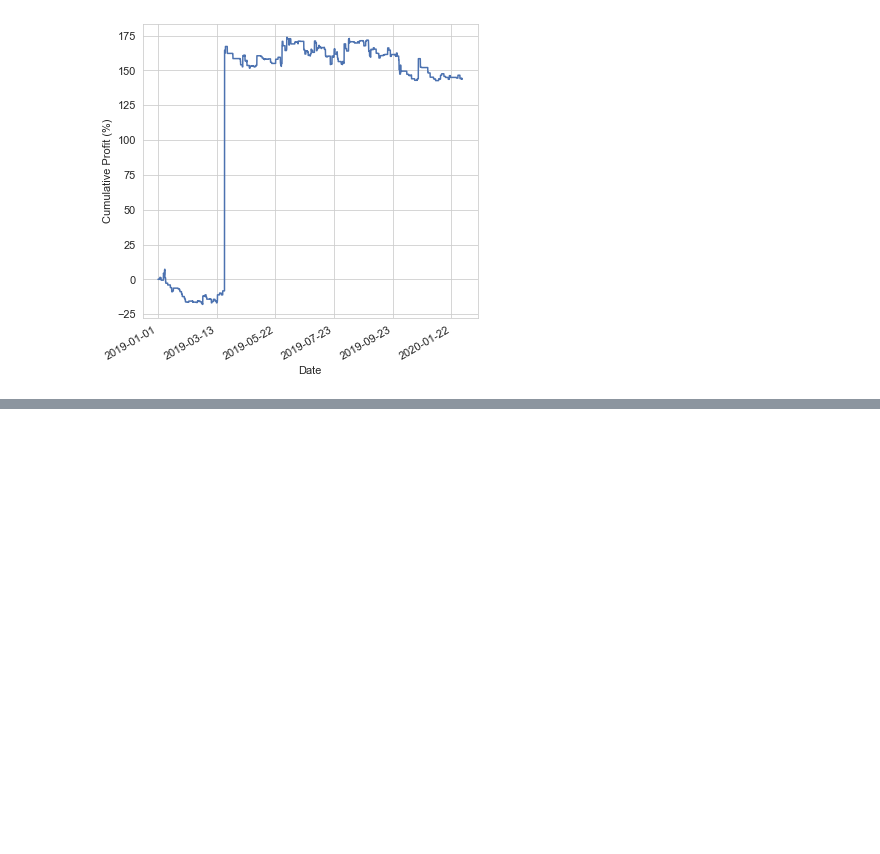
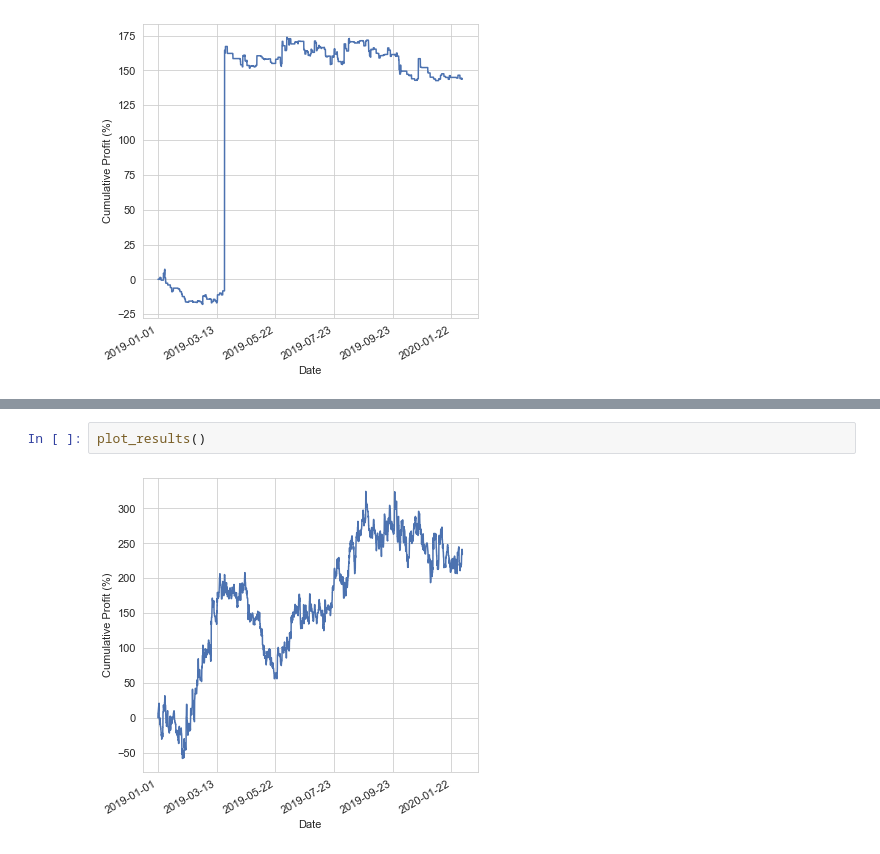
Before and after one commit to Faxulous/notFeelingTheBuzz, a Jupyter notebook: results_and_issues.ipynb, the cells around one changed output, grey strips where cells are left out. Saved outputs shown, nothing was run; the diff lists cells and outputs as text; blank space fills up the shorter version.

```diff
--- a/results_and_issues.ipynb
+++ b/results_and_issues.ipynb
@@ -173,0 +194,4 @@ plot_results()
+# %%
+plot_results()
+# %% [output]
+[figure, added]
```
Also changed, not shown: parts of 7 cells of this notebook, 4 other files.
